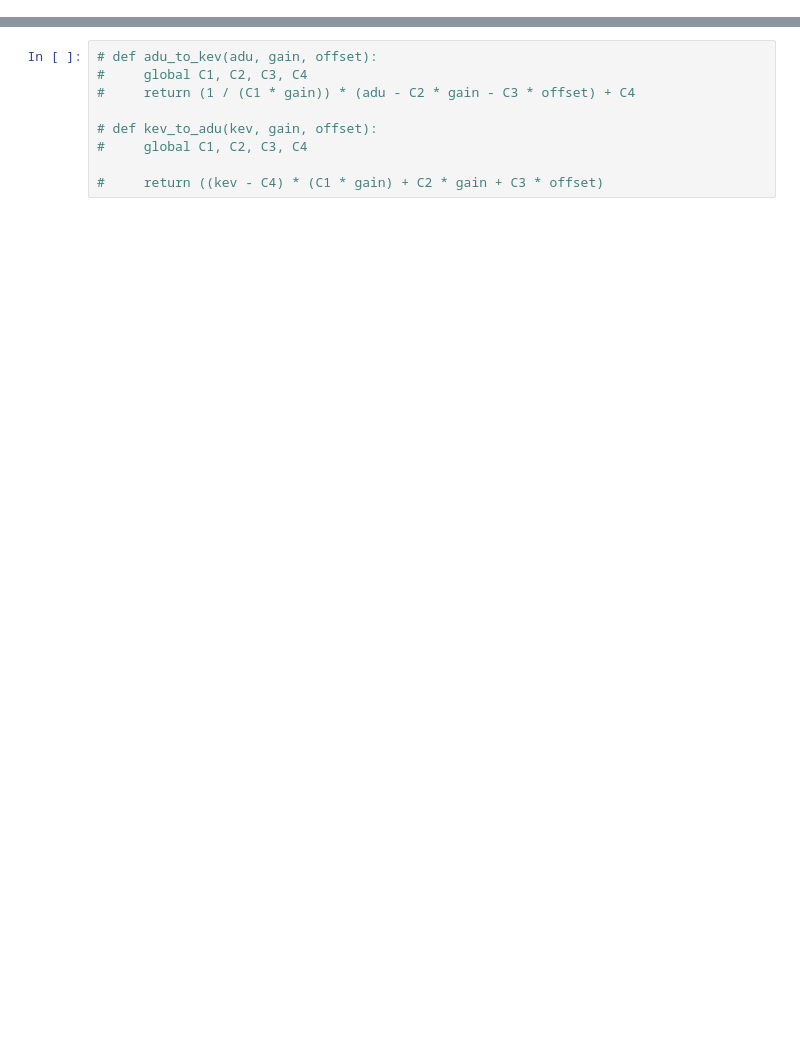
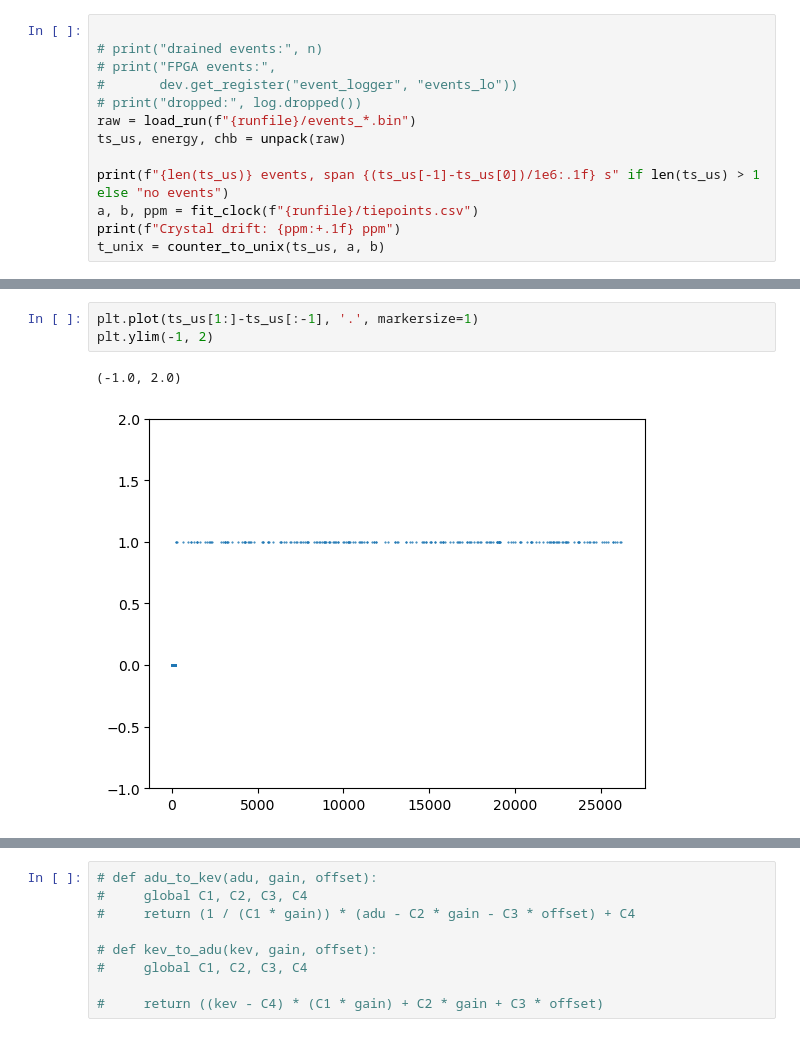
Before and after one commit to EAdelsbach/redpitaya_control, a Jupyter notebook: Notebooks/timestampt.ipynb, the cells around one changed output, grey strips where cells are left out. Saved outputs shown, nothing was run; the diff lists cells and outputs as text; blank space fills up the shorter version.

```diff
--- a/Notebooks/timestampt.ipynb
+++ b/Notebooks/timestampt.ipynb
@@ -12,0 +66,13 @@ C4 = 14.4
+# %%
+
+# print("drained events:", n)
+# print("FPGA events:",
+#       dev.get_register("event_logger", "events_lo"))
+# print("dropped:", log.dropped())
+raw = load_run(f"{runfile}/events_*.bin")
+ts_us, energy, chb = unpack(raw)
+
+print(f"{len(ts_us)} events, span {(ts_us[-1]-ts_us[0])/1e6:.1f} s" if len(ts_us) > 1 else "no events")
+a, b, ppm = fit_clock(f"{runfile}/tiepoints.csv")
+print(f"Crystal drift: {ppm:+.1f} ppm")
+t_unix = counter_to_unix(ts_us, a, b)
@@ -12,0 +87,6 @@ C4 = 14.4
+# %%
+plt.plot(ts_us[1:]-ts_us[:-1], '.', markersize=1)
+plt.ylim(-1, 2)
+# %% [output]
+(-1.0, 2.0)
+[figure, new version]
```
Also changed, not shown: parts of 25 cells of this notebook, 18 other files.
